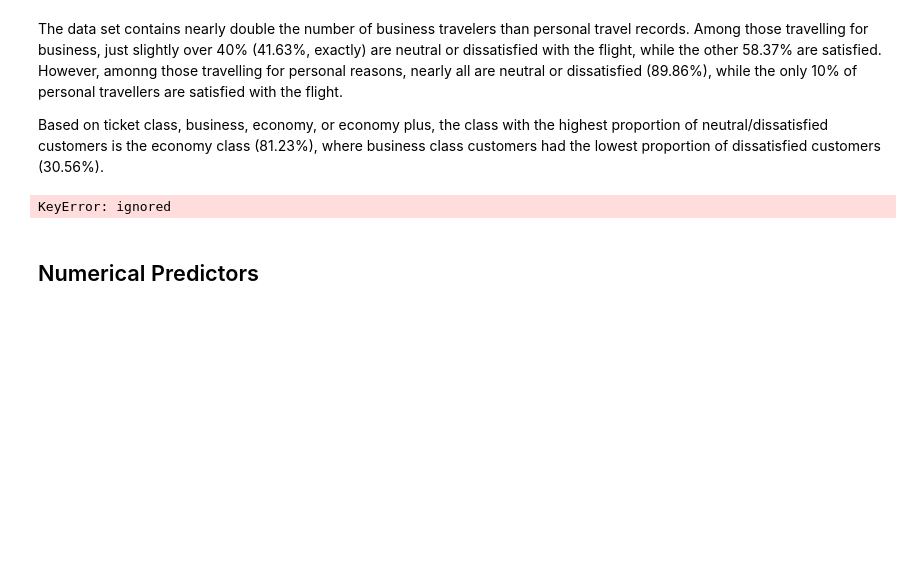
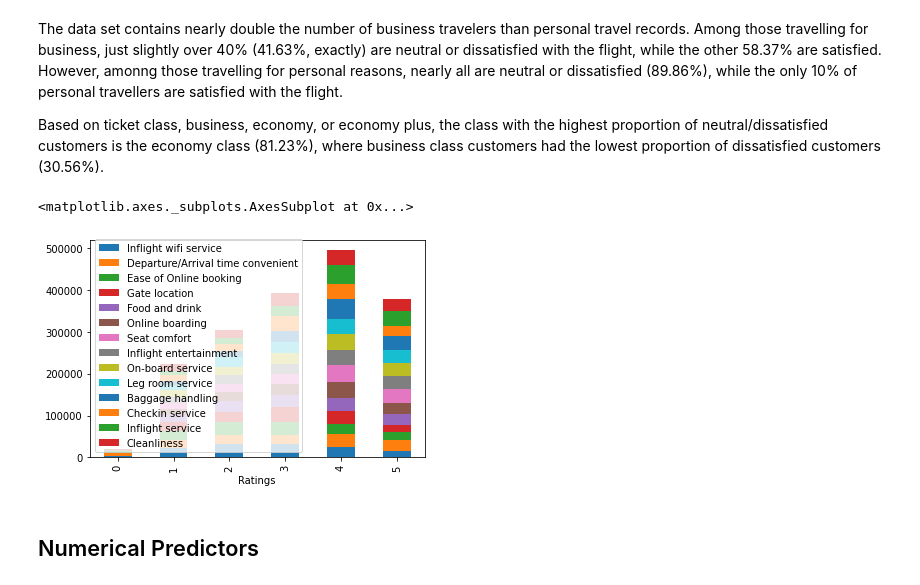
Before and after one commit to nlee98/ADS-505-Business-Analytics, a Jupyter notebook: ADS_505_Final_Project_NL.ipynb, the cells around one changed output. Cells and saved outputs as stored; diff of their text form; code cells hidden in the pictures; blank space fills up the shorter version.

```diff
--- a/ADS_505_Final_Project_NL.ipynb
+++ b/ADS_505_Final_Project_NL.ipynb
@@ -316,35 +316,38 @@ Based on ticket class, business, economy, or economy plus, the class with the hi
 # %%
 pd.DataFrame(airline_df["Food and drink"].value_counts().sort_index(), columns = ["Food and drink"])
 
 rating_feat = [
     "Inflight wifi service", "Departure/Arrival time convenient",
     "Ease of Online booking", "Gate location",
     "Food and drink", "Online boarding",
     "Seat comfort", "Inflight entertainment",
     "On-board service", "Leg room service",
     "Baggage handling", "Checkin service",
     "Inflight service", "Cleanliness"
 ]
 
 rating_feat_df = pd.DataFrame()
 for service in rating_feat:
   service_ratings = pd.DataFrame(
       airline_df[service].value_counts().sort_index(), columns = [service]
   )
   rating_feat_df[service] = service_ratings[service]
 
+rating_feat_df["Ratings"] = ["0", "1", "2", "3", "4", "5"]
+
 # Replace any missing values with 0
 rating_feat_df = rating_feat_df.fillna(0)
 
 # Make Rating Values Columns and Services Row Indeces
 rating_feat_df
 
 rating_feat_df.plot(
-    x = rating_feat_df.index.tolist(),
+    x = "Ratings",
     kind='bar', stacked=True
 )
 # %% [output]
-KeyError: ignored
+<matplotlib.axes._subplots.AxesSubplot at 0x...>
+[figure, added]
 # %% [markdown]
 ## Numerical Predictors
 # %% [markdown]
```
